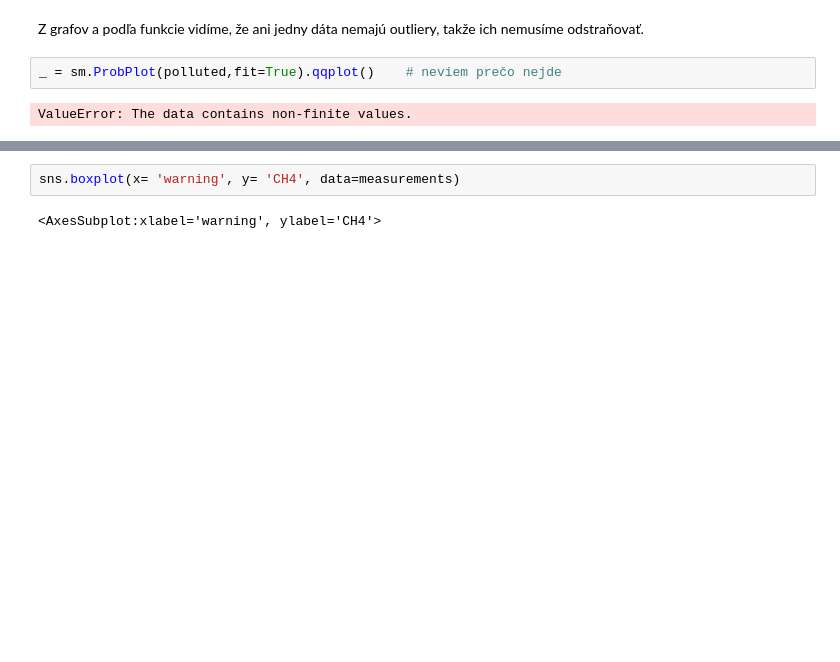
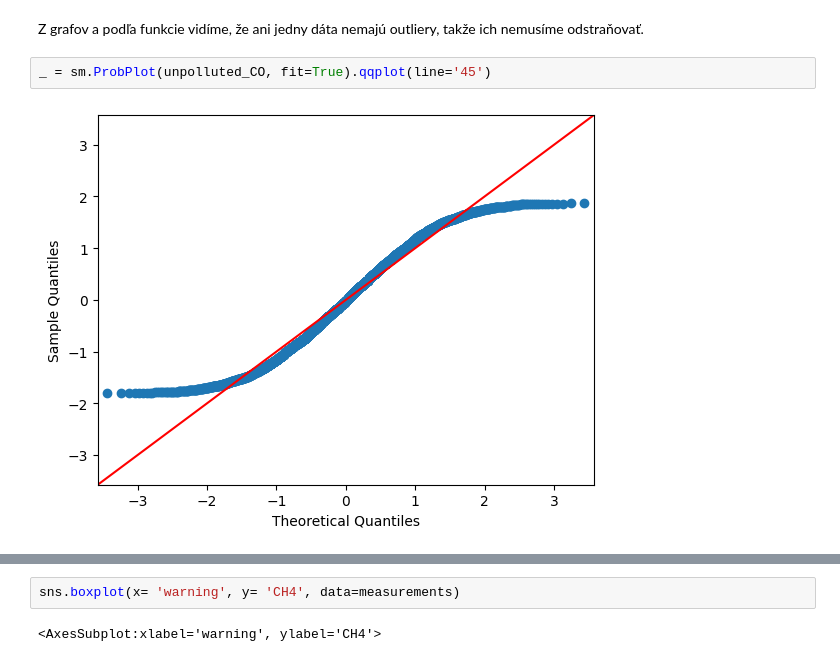
Before and after one commit to Marraff/inteligent-data-analysis, a Jupyter notebook: 1-faza-projekt-IAU.ipynb, the cells around one changed output, grey strips where cells are left out. Drawn from its saved outputs; the diff is of its cells as text; blank space fills up the shorter version.

```diff
--- a/1-faza-projekt-IAU.ipynb
+++ b/1-faza-projekt-IAU.ipynb
@@ -737,6 +707,6 @@ Polluted outliers: Series([], Name: CO, dtype: float64)
 # %% [markdown]
 Z grafov a podľa funkcie vidíme, že ani jedny dáta nemajú outliery, takže ich nemusíme odstraňovať.
 # %%
-_ = sm.ProbPlot(polluted,fit=True).qqplot()    # neviem prečo nejde
+_ = sm.ProbPlot(unpolluted_CO, fit=True).qqplot(line='45')
 # %% [output]
-ValueError: The data contains non-finite values.
+[figure, added]
```
Also changed, not shown: parts of 19 cells of this notebook.
